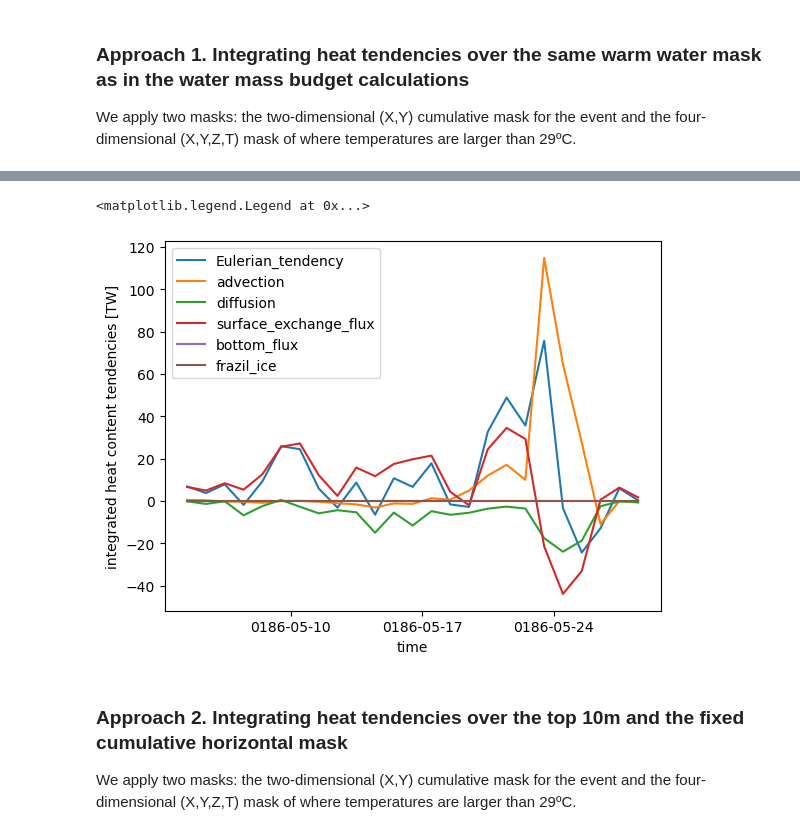
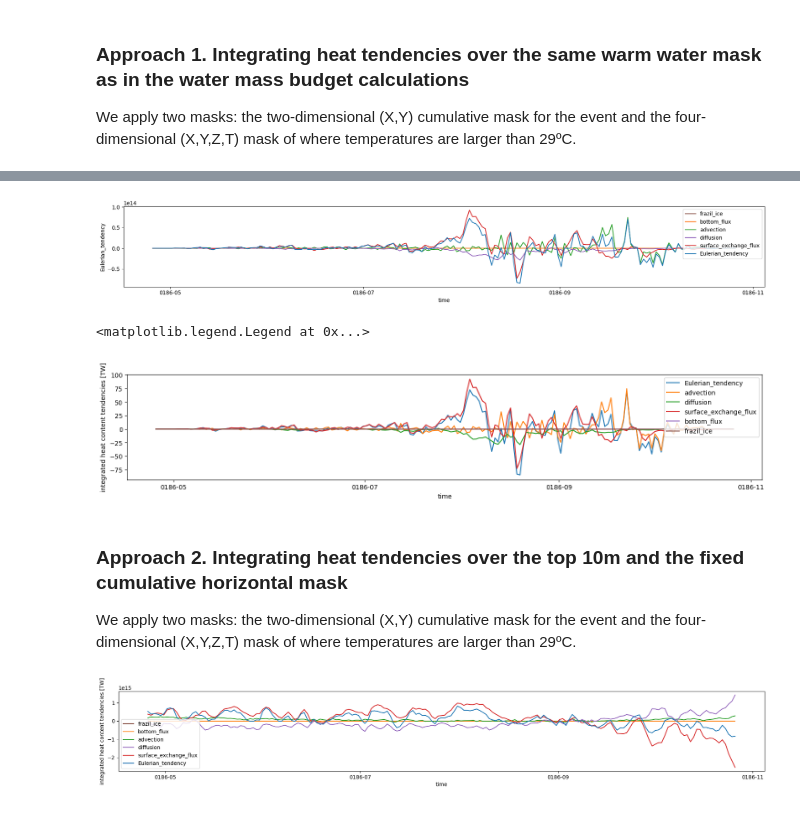
Before and after one commit to marianatorres4/WarmWaterMasses, a Jupyter notebook: notebooks/heat_budget_examples.ipynb, the cells around one changed output, grey strips where cells are left out. Drawn from its saved outputs; the diff is of its cells as text; code cells hidden in the pictures.

```diff
--- a/notebooks/heat_budget_examples.ipynb
+++ b/notebooks/heat_budget_examples.ipynb
@@ -23,19 +22,30 @@ load libraries
 # %%
-print("loading ds, snap, static...")
 hfdrake_path = "/pub/hfdrake/datasets/CM4_MHW_blobs/data_daily/"
-ds = xr.open_mfdataset(f"{hfdrake_path}/*.ocean_daily.*.nc", chunks={"time":1})
-snap = xr.open_mfdataset(f"{hfdrake_path}/*.ocean_daily_snap*.nc", chunks={"time":1})
-static = xr.open_dataset("/pub/hfdrake/datasets/CM4_MHW_blobs/data/WMT_monthly/ocean_month_rho2.static.nc")
-print("...loaded ds, snap, static")
+mt_path = "/pub/mariant3/WarmWaterMasses/data/"
 
-print("loading labels,df...")
-mt_path = "/pub/mariant3/WarmWaterMasses/data/"
-labels = xr.open_dataset(f"{mt_path}ocetracv5/ocetrac-v5-processed/ocetrac-v5-blobs-tos-t1-r3-msq75-01860315-01891101-manso.nc").blobs.rename('event_mask')
-df = pd.read_pickle(f"{mt_path}ocetracv5/ocetrac-v5-processed/ocetrac-v5-blobs-tos-t1-df-r3-msq75-01860315-01891101-manso.pkl")
-print("...loaded labels,df")
+ds = xr.open_mfdataset(
+    f"{hfdrake_path}/*.ocean_daily.*.nc",chunks={"time":1}
+)
+snap = xr.open_mfdataset(
+    f"{hfdrake_path}/*.ocean_daily_snap*.nc", chunks={"time":1}
+)
+static = xr.open_dataset(
+    "/pub/hfdrake/datasets/CM4_MHW_blobs/data/WMT_monthly/ocean_month_rho2.static.nc"
+)
 
 #Merge snapshots with time-averages
 snap = snap.rename({
     **{'time': 'time_bounds'},
     **{v: f"{v}_bounds" for v in snap.data_vars}
     })
+
+ocetrac_labels = xr.open_dataset(
+    f"{mt_path}/ocetracv9/ocetrac-v9-blobs-tos-t1-r1-msq0-01860315-01891214-region.nc", chunks={'time':1}
+)
+
+labels = (ocetrac_labels
+          .sel(time=slice("0186","0186"))
+          .blobs
+          .rename('event_mask')
+          .load()
+         )
@@ -47,15 +52,11 @@ loading labels,df...
 # %%
 ids = np.unique(labels)
 ids = np.array([id for id in ids if ~np.isnan(id)])
-one_day_ids = df[df['duration'] == 1]['id'].tolist()
-# Remove ids from the original labels array
+one_day_ids = [mhw for mhw in ids if len(labels.where(labels == mhw, drop=True).time) == 1]
 ids = np.array([id for id in ids if id not in one_day_ids])
 
-#for all events
-mhw = ids[0]
-#for mhw in ids[18:]:
-print(f'...Working on event {mhw}')
-mhw_df = df.loc[df.id==mhw]
+mhw = 373
+
 print('----------------- starting cumulative mask part -----------------')
 
 event = (labels == mhw).any("time")
@@ -172,12 +216,26 @@ done with wmt_event.load()
+# %%
+plt.figure(figsize=(18,3))
+heat_budget_event.frazil_ice.plot(label="frazil_ice", color="C5")
+heat_budget_event.bottom_flux.plot(label="bottom_flux", color="C1")
+heat_budget_event.advection.plot(label="advection", color="C2")
+heat_budget_event.diffusion.plot(label="diffusion", color="C4")
+heat_budget_event.surface_exchange_flux.plot(label="surface_exchange_flux", color="C3")
+heat_budget_event.Eulerian_tendency.plot(label="Eulerian_tendency", color="C0")
+plt.legend()
+plt.tight_layout()
+# plt.savefig("/pub/mariant3/WarmWaterMasses/figures/heat-budget-example-event-373.png", dpi=300)
+plt.show()
+# %% [output]
+[figure, added]
 # %%
-
+plt.figure(figsize=(18,3))
 for v in heat_budget_event.data_vars:
     (heat_budget_event[v]*1e-12).plot(label=v)
 plt.ylabel("integrated heat content tendencies [TW]")
 plt.legend()
 # %% [output]
 <matplotlib.legend.Legend at 0x...>
-[figure, old version]
+[figure, new version]
 # %% [markdown]
 ### Approach 2. Integrating heat tendencies over the top 10m and the fixed cumulative horizontal mask
 
@@ -198,4 +256,19 @@ for k in heat_budget.data_vars:
     ).rename({"z_i":"z_l"}).sum(["xh", "yh", "z_l"])
 
 heat_budget_event_10m = heat_budget_10m.isel(time=slice(start_event-5, end_event+5)).compute()
+# %%
+plt.figure(figsize=(18,3))
+heat_budget_event_10m.frazil_ice.plot(label="frazil_ice", color="C5")
+heat_budget_event_10m.bottom_flux.plot(label="bottom_flux", color="C1")
+heat_budget_event_10m.advection.plot(label="advection", color="C2")
+heat_budget_event_10m.diffusion.plot(label="diffusion", color="C4")
+heat_budget_event_10m.surface_exchange_flux.plot(label="surface_exchange_flux", color="C3")
+heat_budget_event_10m.Eulerian_tendency.plot(label="Eulerian_tendency", color="C0")
+plt.ylabel("integrated heat content tendencies [TW]")
+plt.legend()
+plt.tight_layout()
+# plt.savefig("/pub/mariant3/WarmWaterMasses/figures/heat-budget10m-example-event-373.png", dpi=300)
+plt.show()
+# %% [output]
+[figure, added]
 # %%
```
Also changed, not shown: parts of 8 cells of this notebook, 1 other file.
